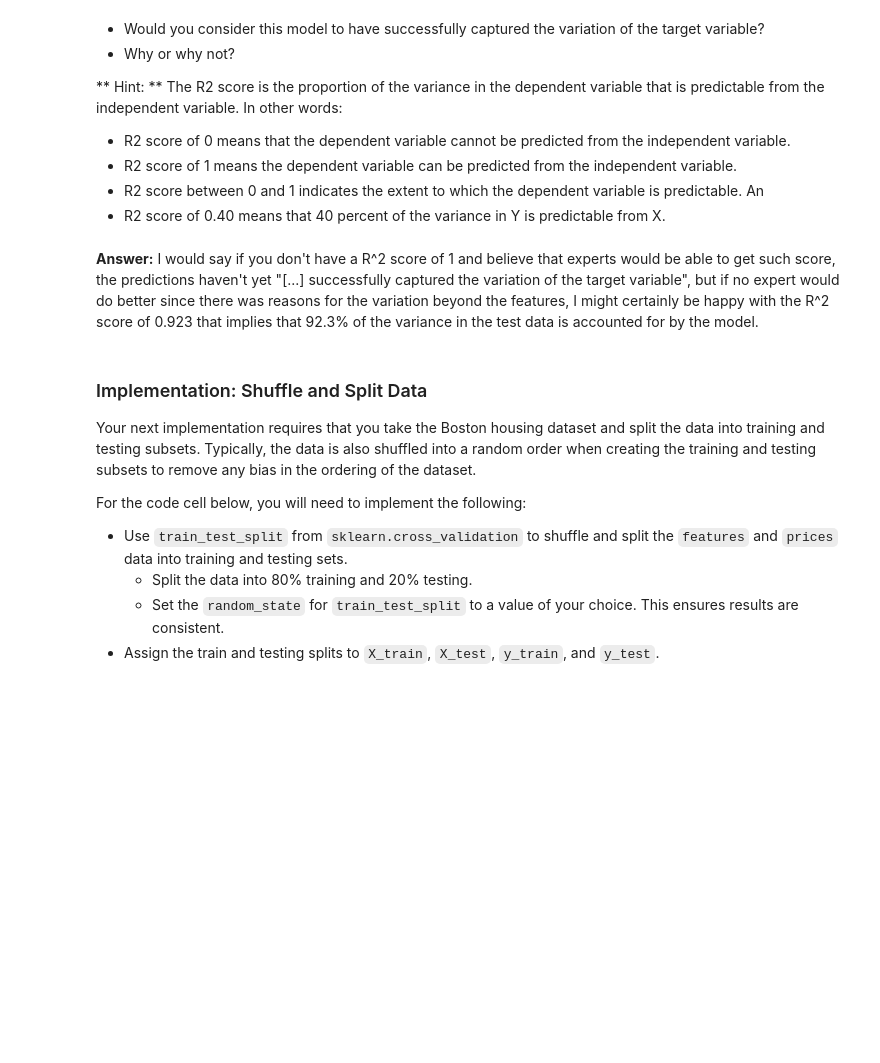
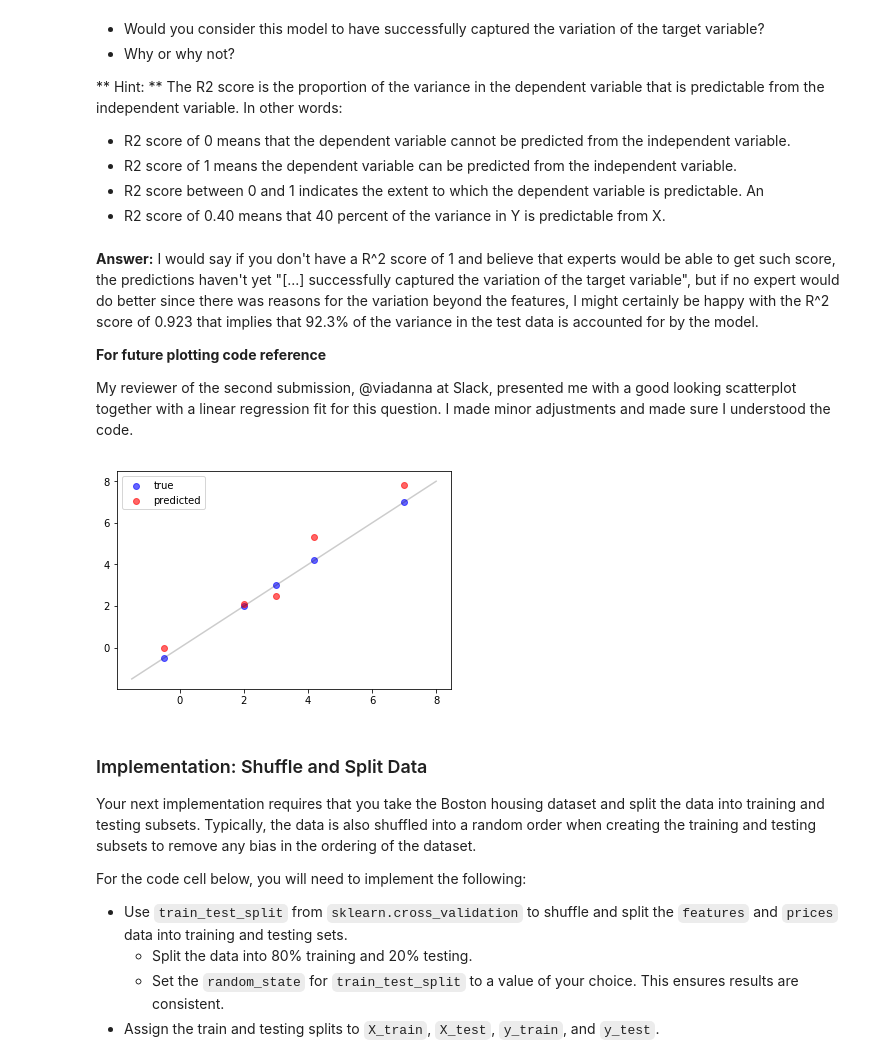
Before and after one commit to consideRatio/machine-learning, a Jupyter notebook: projects/boston_housing/boston_housing.ipynb, the cells around one changed output. Drawn from its saved outputs; the diff is of its cells as text; code cells hidden in the pictures; blank space fills up the shorter version.

```diff
--- a/projects/boston_housing/boston_housing.ipynb
+++ b/projects/boston_housing/boston_housing.ipynb
@@ -150,7 +211,9 @@ Assume that a dataset contains five data points and a model made the following p
 Run the code cell below to use the `performance_metric` function and calculate this model's coefficient of determination.
 # %%
 # Calculate the performance of this model
-score = performance_metric([3, -0.5, 2, 7, 4.2], [2.5, 0.0, 2.1, 7.8, 5.3])
+q2_y = [3, -0.5, 2, 7, 4.2]
+q2_y_pred = [2.5, 0.0, 2.1, 7.8, 5.3]
+score = performance_metric(q2_y, q2_y_pred)
 print "Model has a coefficient of determination, R^2, of {:.3f}.".format(score)
 # %% [output]
 Model has a coefficient of determination, R^2, of 0.923.
@@ -165,6 +228,26 @@ Model has a coefficient of determination, R^2, of 0.923.
 * R2 score of 0.40 means that 40 percent of the variance in Y is predictable from X.
 # %% [markdown]
 **Answer:** I would say if you don't have a R^2 score of 1 and believe that experts would be able to get such score, the predictions haven't yet "[...] successfully captured the variation of the target variable", but if no expert would do better since there was reasons for the variation beyond the features, I might certainly be happy with the R^2 score of 0.923 that implies that 92.3% of the variance in the test data is accounted for by the model.
+
+**For future plotting code reference**
+
+My reviewer of the second submission, @viadanna at Slack, presented me with a good looking scatterplot together with a linear regression fit for this question. I made minor adjustments and made sure I understood the code.
+# %%
+# Plot values
+true_handle = plt.scatter(q2_y, q2_y, alpha=0.6, color='blue', label='true')
+pred_handle = plt.scatter(q2_y, q2_y_pred, alpha=0.6, color='red', label='predicted')
+reg = LinearRegression()
+
+# Reference line
+fit = np.poly1d(np.polyfit(q2_y, q2_y, 1))
+lims = np.linspace(np.min(q2_y) - 1, np.max(q2_y) + 1)
+plt.plot(lims, fit(lims), alpha=0.2, color='black')
+
+# Legend and show
+plt.legend(handles=[true_handle, pred_handle], loc='upper left')
+plt.show()
+# %% [output]
+[figure, added]
 # %% [markdown]
 ### Implementation: Shuffle and Split Data
 Your next implementation requires that you take the Boston housing dataset and split the data into training and testing subsets. Typically, the data is also shuffled into a random order when creating the training and testing subsets to remove any bias in the ordering of the dataset.
```
Also changed, not shown: parts of 8 cells of this notebook, 2 other files.
